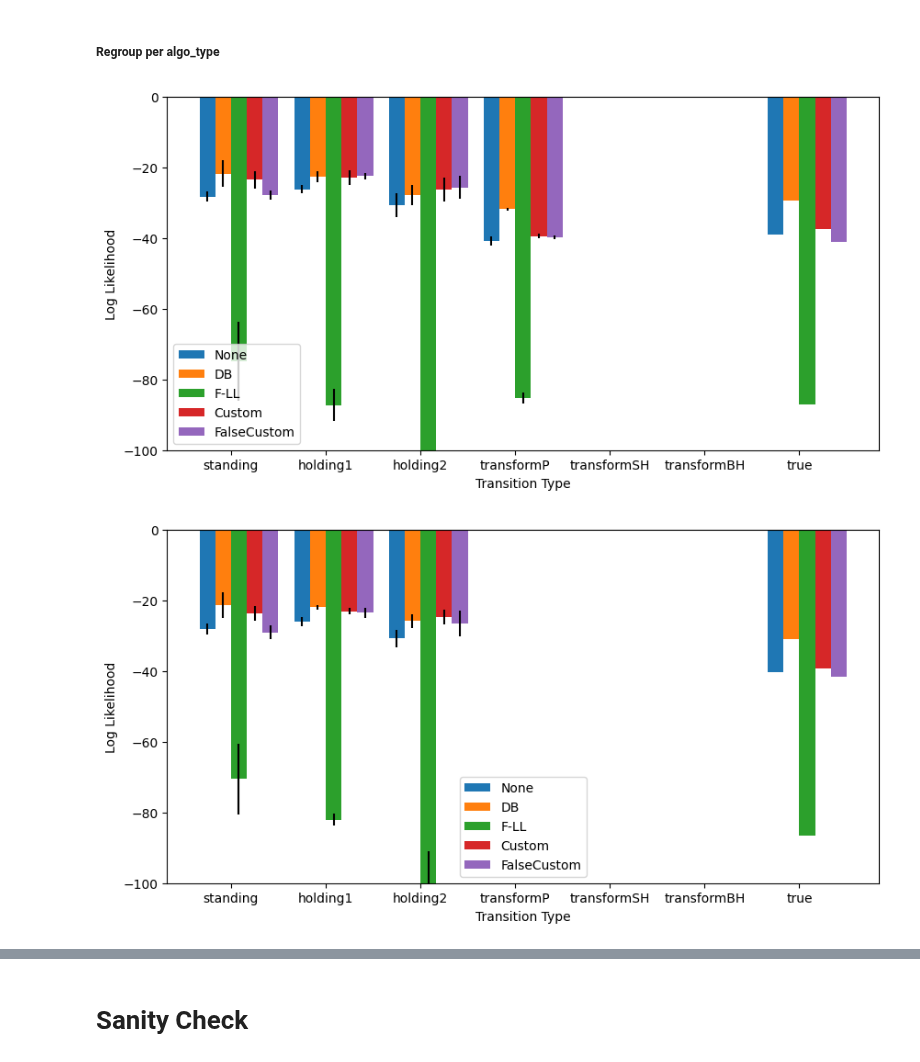
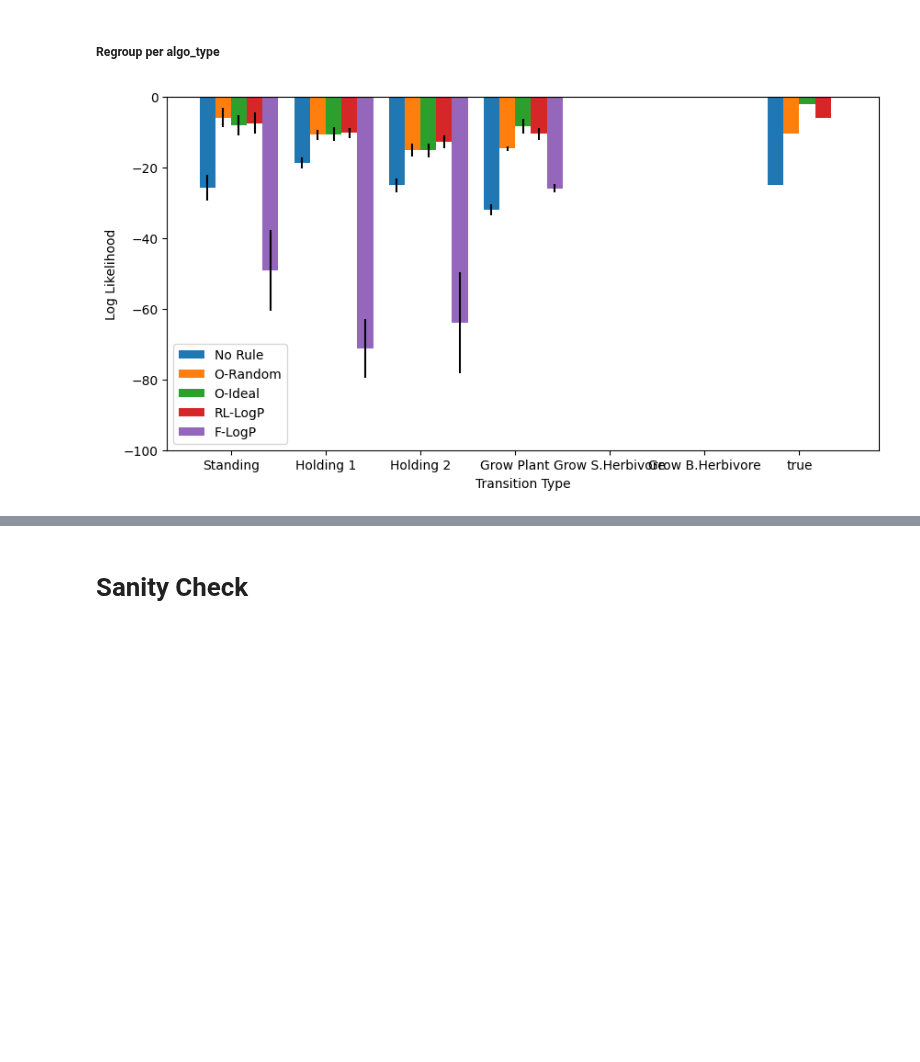
Before and after one commit to flowersteam/WorldLLM, a Jupyter notebook: plots/evaluate_worldmodel.ipynb, the cells around one changed output, grey strips where cells are left out. Drawn from its saved outputs; the diff is of its cells as text; code cells hidden in the pictures; blank space fills up the shorter version.

```diff
--- a/plots/evaluate_worldmodel.ipynb
+++ b/plots/evaluate_worldmodel.ipynb
@@ -385,7 +382,7 @@ KeyError: 'CP'
 # %%
 #Plot bar plot of success rate per algorithm for each transition type
 plt.figure()
-algorithm_names = accuracies_per_algo_per_type["standing"].keys()
+algorithm_names = accuracies_per_algo_per_type["Standing"].keys()
 mean_top1 = np.array([[np.mean(rate["Top 1"]) for rate in accuracies_per_algo_per_type[transition_type].values()] for transition_type in unique_transition_type]).mean(axis=0)
 mean_top3 = np.array([[np.mean(rate["Top 3"]) for rate in accuracies_per_algo_per_type[transition_type].values()] for transition_type in unique_transition_type]).mean(axis=0)
 mean_top5 = np.array([[np.mean(rate["Top 5"]) for rate in accuracies_per_algo_per_type[transition_type].values()] for transition_type in unique_transition_type]).mean(axis=0)
@@ -462,7 +459,7 @@ plt.show()
 # Compare likelihood for few selected example
 # %%
 # Select example for custom type
-different_transition_type = ["standing", "holding1", "holding2","transformP", "transformSH", "transformBH"]
+different_transition_type = list(trans_names_for_plot.values())
 all_types_indices= {}
 for i_episode, transitions in enumerate(all_transition_type):
     for i_transition, transition in enumerate(transitions):
@@ -476,10 +473,10 @@ for i_episode, transitions in enumerate(all_transition_type):
 # We check no rule for now
 index_rule = 15
 print("Rule: ", all_rules[index_rule], "type: ", algorithm_used[index_rule])
-transition_type, index = "transformP", 0
+transition_type, index = "Grow Plant", 0
 np.random.seed(0)
 shuffled_indices = np.random.permutation(len(all_types_indices[transition_type]))
-for index in range(5):
+for index in range(1):
     indices = all_types_indices[transition_type][shuffled_indices[index]]
     transition = all_transition_type[indices[0]][indices[1]]
     # Regroup transition type and true observation
@@ -542,10 +521,10 @@ Indices:  (8, 6)  True observation:  33
 # %%
 # Check different log probs for an example of a type:
 # We compare 2 rules
-all_index_rule = [0, 27, 40, 56, 60]
+all_index_rule = [0, 3, 15, 25, 26]
 for index_rule1 in all_index_rule:
     print("Rule: ", all_rules[index_rule1], "type: ", algorithm_used[index_rule1])
-transition_type, index = "transformP", 0
+transition_type, index = "Grow Plant", 0
 np.random.seed(0)
 shuffled_indices = np.random.permutation(len(all_types_indices[transition_type]))
 for index in range(5):
@@ -597,33 +576,32 @@ Rule:  None type:  F-LL
 ##### Regroup per algo_type
 # %%
 # Check different log probs for an example of a type:
-algo_types = ["None", "DB","F-LL", "Custom", "FalseCustom"]
-transition_type = "transformP"
+algo_types = ["No Rule", "O-Random","O-Ideal", "RL-LogP","F-LogP"]
+transition_type = "Grow Plant"
 np.random.seed(0)
 shuffled_indices = np.random.permutation(len(all_types_indices[transition_type]))
-for index in range(3):
+for index in range(1):
     indices = all_types_indices[transition_type][shuffled_indices[index]]
     transition = all_transition_type[indices[0]][indices[1]]
     # Regroup transition type and true observation
     transition_type_to_index = {type: [] for type in different_transition_type+["true"]}
     for incr, type in enumerate(transition):
         if incr == all_index_true[indices[0]][indices[1]]:
             transition_type_to_index["true"].append(incr)
         else:
             transition_type_to_index[type].append(incr)
     # Plot the result for the current example
     plt.figure(figsize=(10,5))
     for incr,algo_type in enumerate(algo_types):
         mask = np.where(np.array(algorithm_used)==algo_type)[0]
         values = np.array(all_scores[indices[0]][indices[1]])[mask]
         mean_values = values.mean(axis=0)
-        plt.bar([i+1/(len(algo_types)+1)*incr for i in range(len(transition_type_to_index.keys()))],[mean_values[indices].mean() for indices in transition_type_to_index.values()], yerr=[np.std(mean_values[indices], axis=0) for indices in transition_type_to_index.values()],width=1/(len(all_index_rule)+1))
+        plt.bar([i+1/(len(algo_types)+1)*incr for i in range(len(transition_type_to_index.keys()))],[mean_values[indices].mean() for indices in transition_type_to_index.values()], yerr=[np.std(mean_values[indices], axis=0) for indices in transition_type_to_index.values()],width=1/(len(algo_types)+1))
         plt.xticks([i+0.25 for i in range(len(transition_type_to_index.keys()))], transition_type_to_index.keys())
     plt.ylim(-100,0)
     plt.ylabel("Log Likelihood")
     plt.xlabel("Transition Type")
     plt.legend(algo_types)
     plt.show()
 # %% [output]
-[figure, old version]
+[figure, new version]
-[figure, removed]
```
Also changed, not shown: parts of 13 cells of this notebook.
